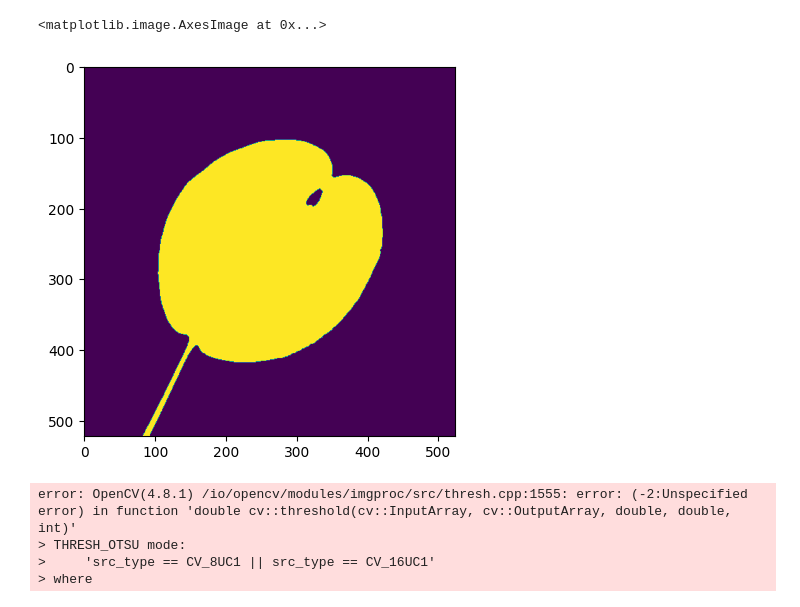
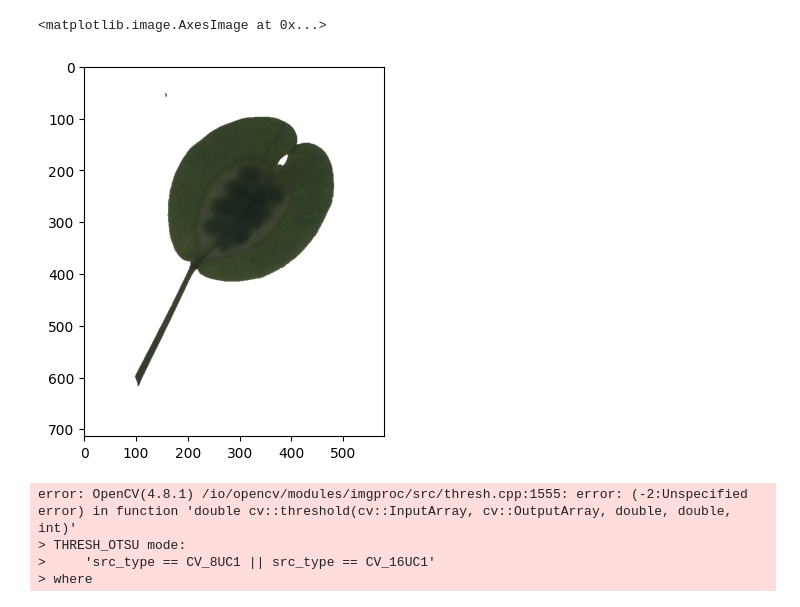
Before and after one commit to pikruse/PennycressWNet, a Jupyter notebook: notebooks/TEST.ipynb, the cells around one changed output. Drawn from its saved outputs; the diff is of its cells as text; code cells hidden in the pictures.

```diff
--- a/notebooks/TEST.ipynb
+++ b/notebooks/TEST.ipynb
@@ -46,13 +46,14 @@ device = torch.device(GetLowestGPU(verbose=2))
 # %%
 test_image = Image.open('../data/train/images_by_pod/8.tt8t x fc6-8.G.WBP-2022.W_0.png')
 test_image = np.array(test_image) / 225.0
-test_image = test_image.sum(-1) > 1
-test_image = binary_dilation(test_image, iterations = 2)
-test_image = ~test_image
+mask = test_image.sum(-1) > 1
+mask = ~mask
+
+test_image[~mask] = 1
 plt.imshow(test_image)
 # %% [output]
 <matplotlib.image.AxesImage at 0x...>
-[figure, old version]
+[figure, new version]
 # %%
 # %% [output]
 error: OpenCV(4.8.1) /io/opencv/modules/imgproc/src/thresh.cpp:1555: error: (-2:Unspecified error) in function 'double cv::threshold(cv::InputArray, cv::OutputArray, double, double, int)'
```
Also changed, not shown: parts of 1 cell of this notebook, 8 other files.
